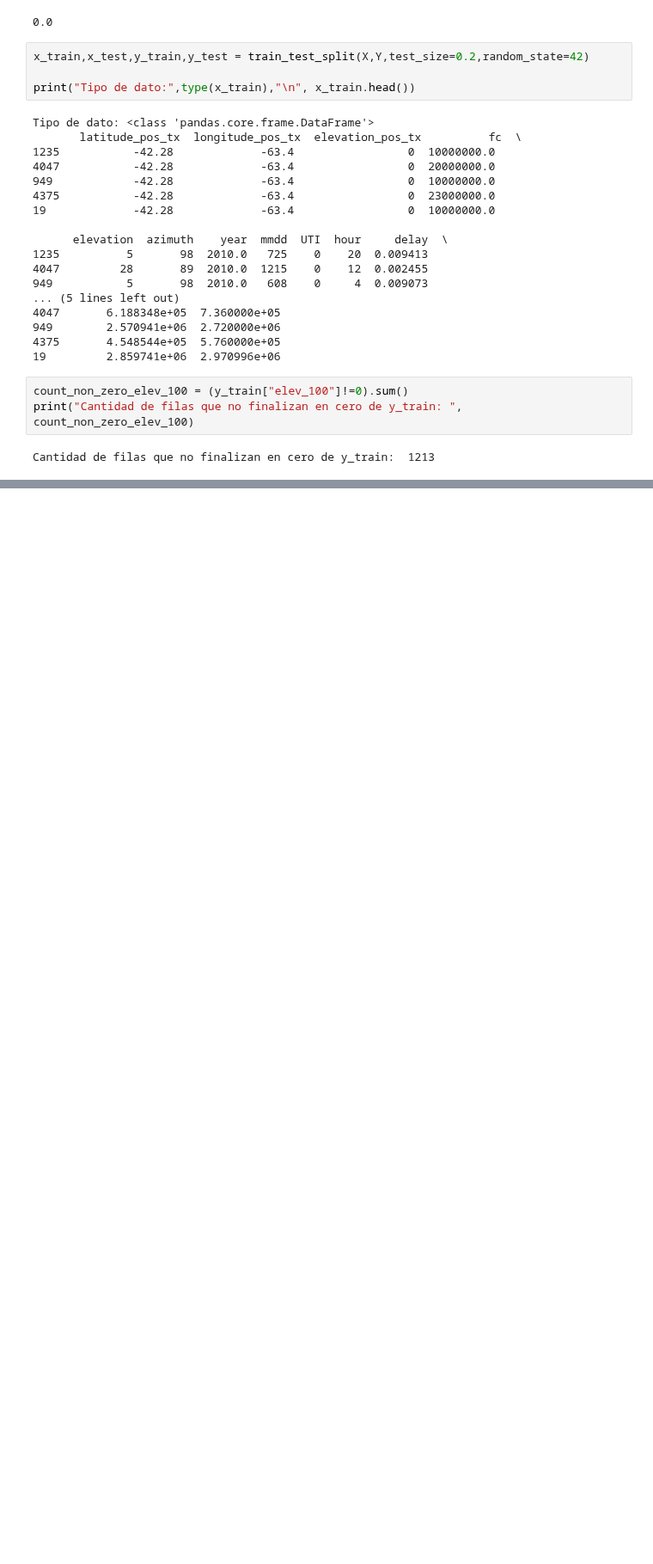
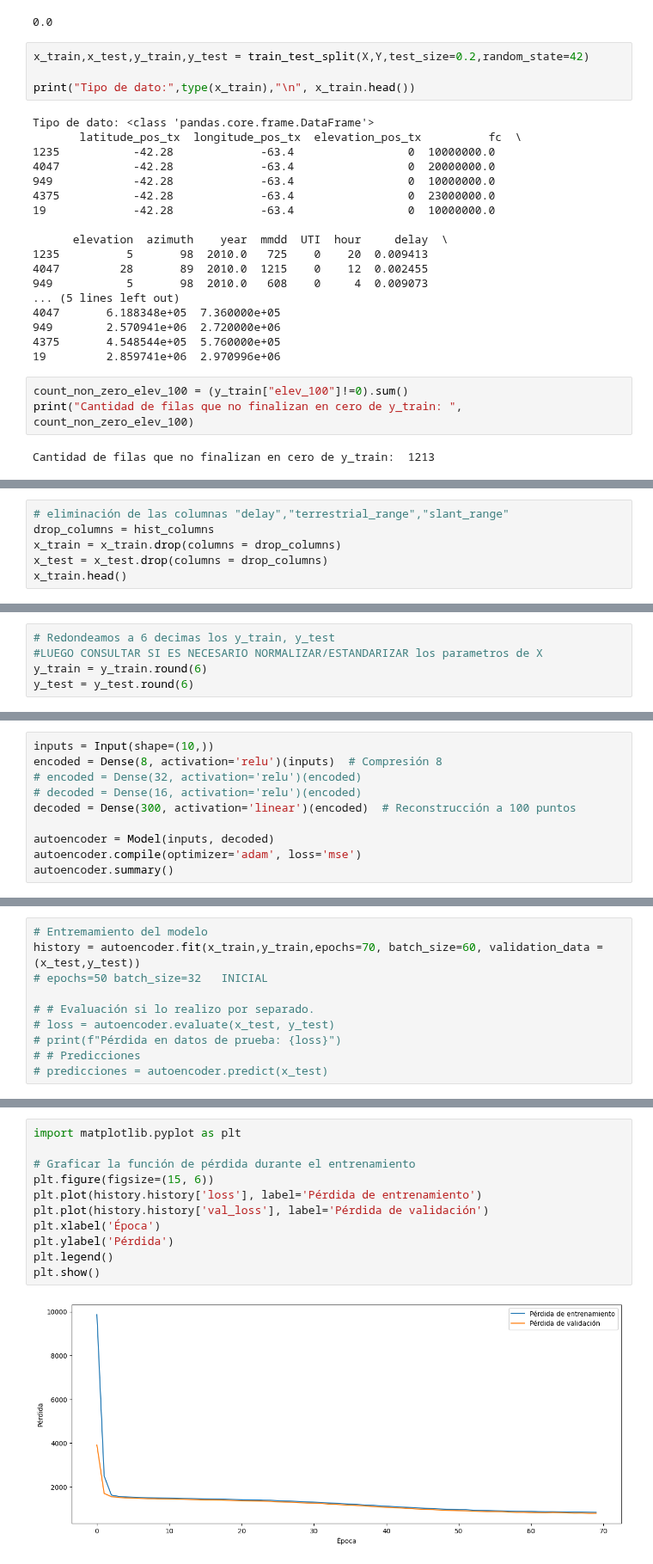
Before and after one commit to ValeFernando840/Ray-Tracing, a Jupyter notebook: Entrenamiento.ipynb, the cells around one changed output, grey strips where cells are left out. Shown at 86% size. Drawn from its saved outputs; the diff is of its cells as text; blank space fills up the shorter version.

```diff
--- a/Entrenamiento.ipynb
+++ b/Entrenamiento.ipynb
@@ -175,0 +183,6 @@ máximos en el test: 0.9997916149046734
+# %%
+# eliminación de las columnas "delay","terrestrial_range","slant_range"
+drop_columns = hist_columns
+x_train = x_train.drop(columns = drop_columns)
+x_test = x_test.drop(columns = drop_columns)
+x_train.head()
@@ -175,0 +196,5 @@ máximos en el test: 0.9997916149046734
+# %%
+# Redondeamos a 6 decimas los y_train, y_test
+#LUEGO CONSULTAR SI ES NECESARIO NORMALIZAR/ESTANDARIZAR los parametros de X
+y_train = y_train.round(6)
+y_test = y_test.round(6)
@@ -175,0 +214,10 @@ máximos en el test: 0.9997916149046734
+# %%
+inputs = Input(shape=(10,))
+encoded = Dense(8, activation='relu')(inputs)  # Compresión 8
+# encoded = Dense(32, activation='relu')(encoded)
+# decoded = Dense(16, activation='relu')(encoded)
+decoded = Dense(300, activation='linear')(encoded)  # Reconstrucción a 100 puntos
+
+autoencoder = Model(inputs, decoded)
+autoencoder.compile(optimizer='adam', loss='mse')
+autoencoder.summary()
@@ -175,0 +238,10 @@ máximos en el test: 0.9997916149046734
+# %%
+# Entremamiento del modelo
+history = autoencoder.fit(x_train,y_train,epochs=70, batch_size=60, validation_data = (x_test,y_test))
+# epochs=50 batch_size=32   INICIAL
+
+# # Evaluación si lo realizo por separado.
+# loss = autoencoder.evaluate(x_test, y_test)
+# print(f"Pérdida en datos de prueba: {loss}")
+# # Predicciones
+# predicciones = autoencoder.predict(x_test)
@@ -175,0 +266,13 @@ máximos en el test: 0.9997916149046734
+# %%
+import matplotlib.pyplot as plt
+
+# Graficar la función de pérdida durante el entrenamiento
+plt.figure(figsize=(15, 6))
+plt.plot(history.history['loss'], label='Pérdida de entrenamiento')
+plt.plot(history.history['val_loss'], label='Pérdida de validación')
+plt.xlabel('Época')
+plt.ylabel('Pérdida')
+plt.legend()
+plt.show()
+# %% [output]
+[figure, added]
```
Also changed, not shown: parts of 25 cells of this notebook, 11 other files.
